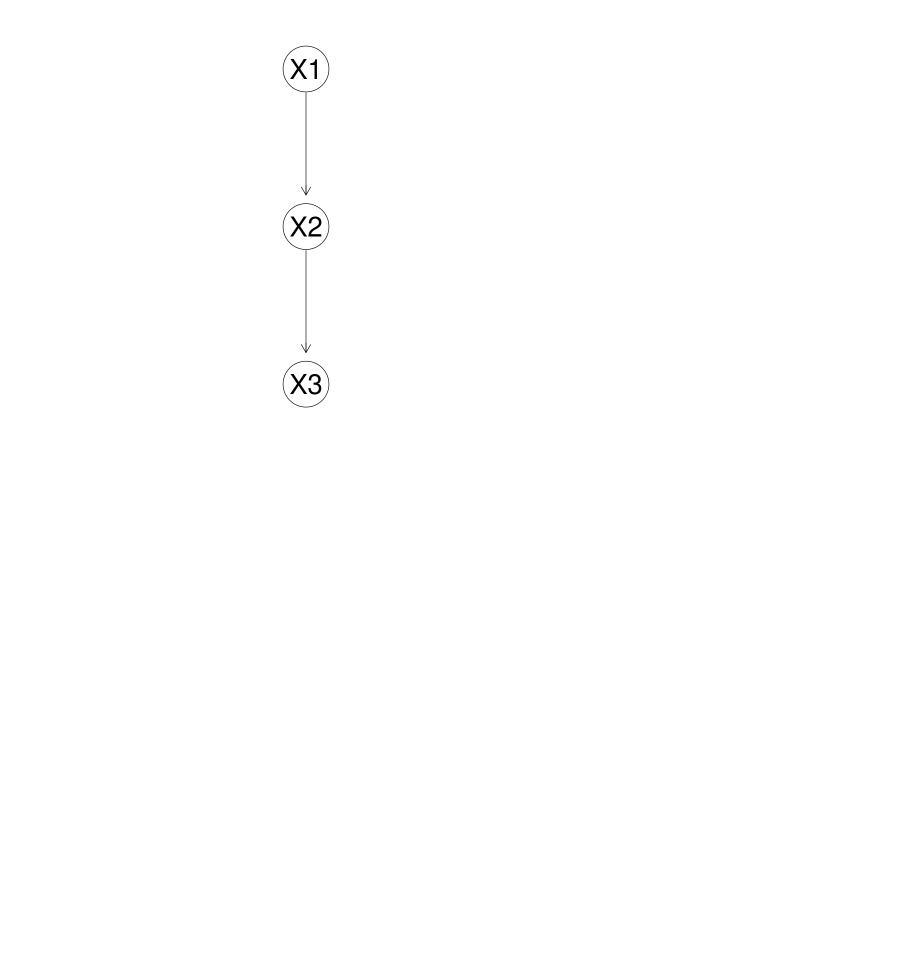
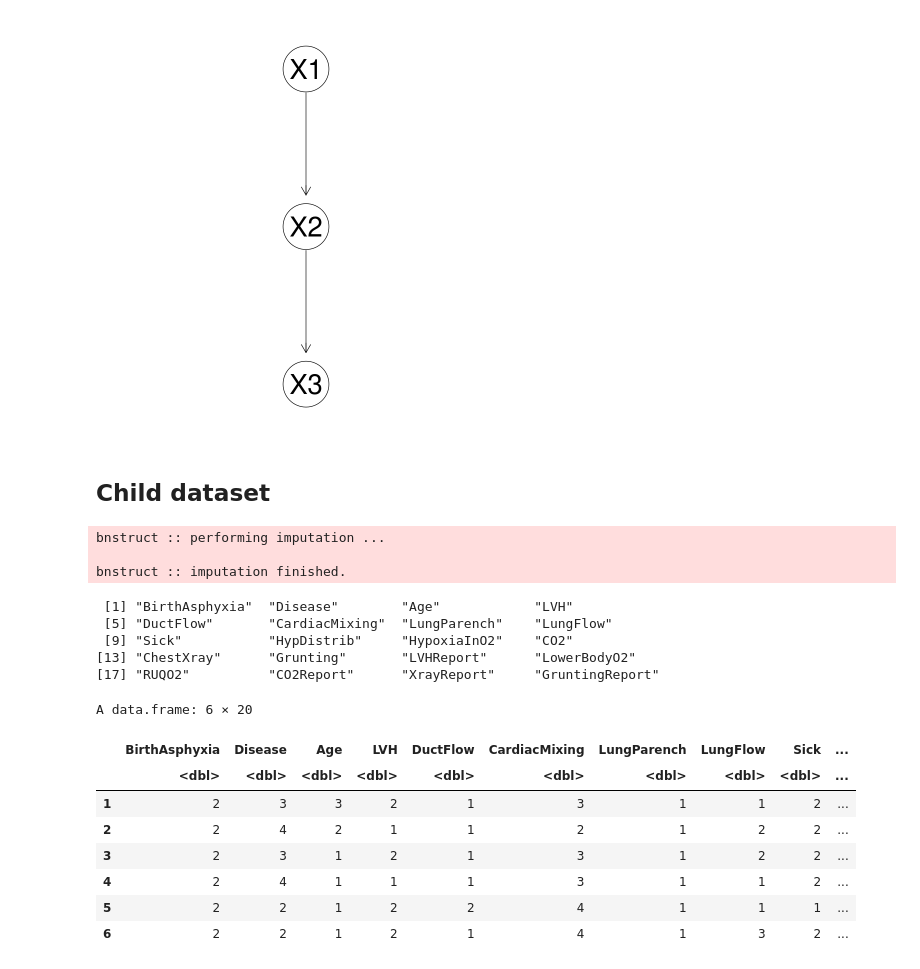
Before and after one commit to LorenzoVigorelli/BayesianNetworks, a Jupyter notebook: K2algo.ipynb, the cells around one changed output. Cells and saved outputs as stored; diff of their text form; code cells hidden in the pictures; blank space fills up the shorter version.

```diff
--- a/K2algo.ipynb
+++ b/K2algo.ipynb
@@ -141,3 +194,35 @@ dag <- get_dag(res$names, res$parents_list)
 graphviz.plot(dag, shape="circle")
 # %% [output]
 [figure]
+# %% [markdown]
+## Child dataset
+# %%
+# Load the data
+child_df <- child() |> # S4 object
+  impute() |> # Impute the dataset to remove missing values
+  imputed.data() |> # Extract the imputed dataset
+  as.data.frame() # Convert to a data frame
+
+# Set the column names
+colnames(child_df) <- child()@variables
+print(colnames(child_df))
+
+head(child_df)
+# %% [output]
+bnstruct :: performing imputation ...
+
+bnstruct :: imputation finished.
+ [1] "BirthAsphyxia"  "Disease"        "Age"            "LVH"
+ [5] "DuctFlow"       "CardiacMixing"  "LungParench"    "LungFlow"
+ [9] "Sick"           "HypDistrib"     "HypoxiaInO2"    "CO2"
+[13] "ChestXray"      "Grunting"       "LVHReport"      "LowerBodyO2"
+[17] "RUQO2"          "CO2Report"      "XrayReport"     "GruntingReport"
+A data.frame: 6 × 20
+|  | BirthAsphyxia | Disease | Age | LVH | DuctFlow | CardiacMixing | LungParench | LungFlow | Sick | ... |
+|  | <dbl> | <dbl> | <dbl> | <dbl> | <dbl> | <dbl> | <dbl> | <dbl> | <dbl> | ... |
+| 1 | 2 | 3 | 3 | 2 | 1 | 3 | 1 | 1 | 2 | ... |
+| 2 | 2 | 4 | 2 | 1 | 1 | 2 | 1 | 2 | 2 | ... |
+| 3 | 2 | 3 | 1 | 2 | 1 | 3 | 1 | 2 | 2 | ... |
+| 4 | 2 | 4 | 1 | 1 | 1 | 3 | 1 | 1 | 2 | ... |
+| 5 | 2 | 2 | 1 | 2 | 2 | 4 | 1 | 1 | 1 | ... |
+| 6 | 2 | 2 | 1 | 2 | 1 | 4 | 1 | 3 | 2 | ... |
```
Also changed, not shown: parts of 27 cells of this notebook.
